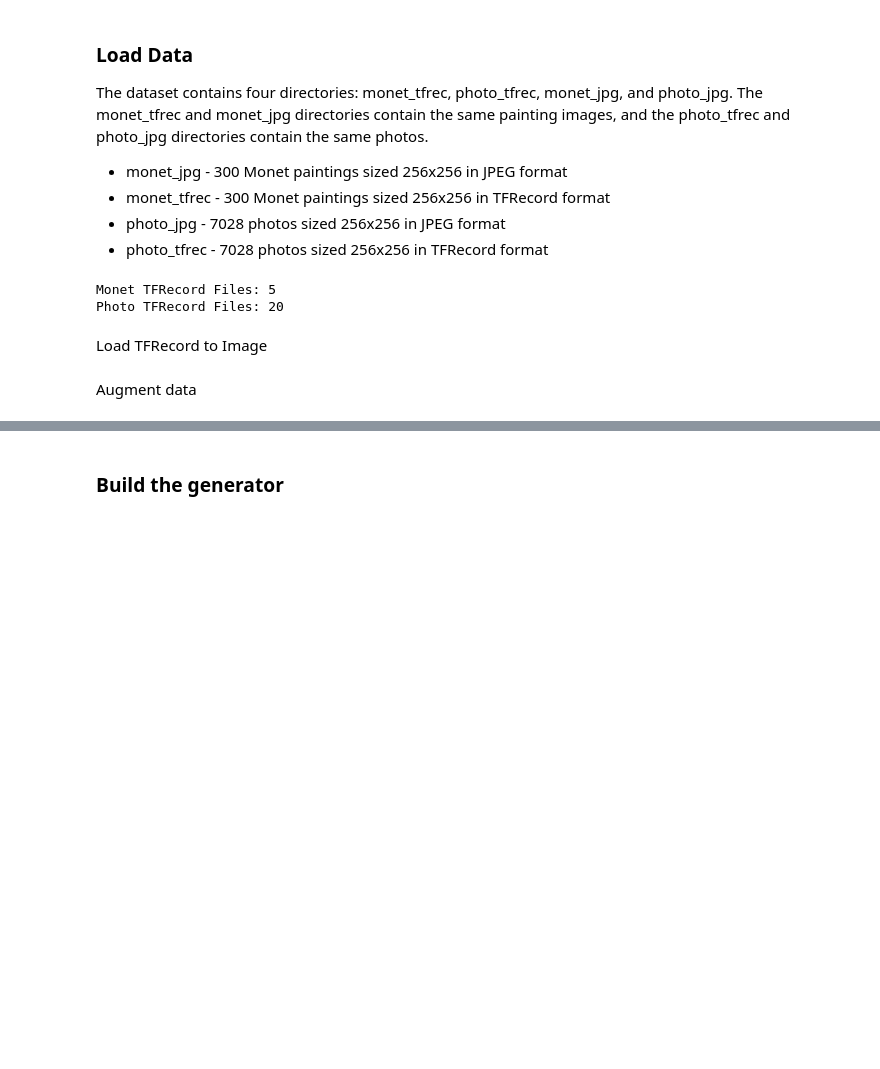
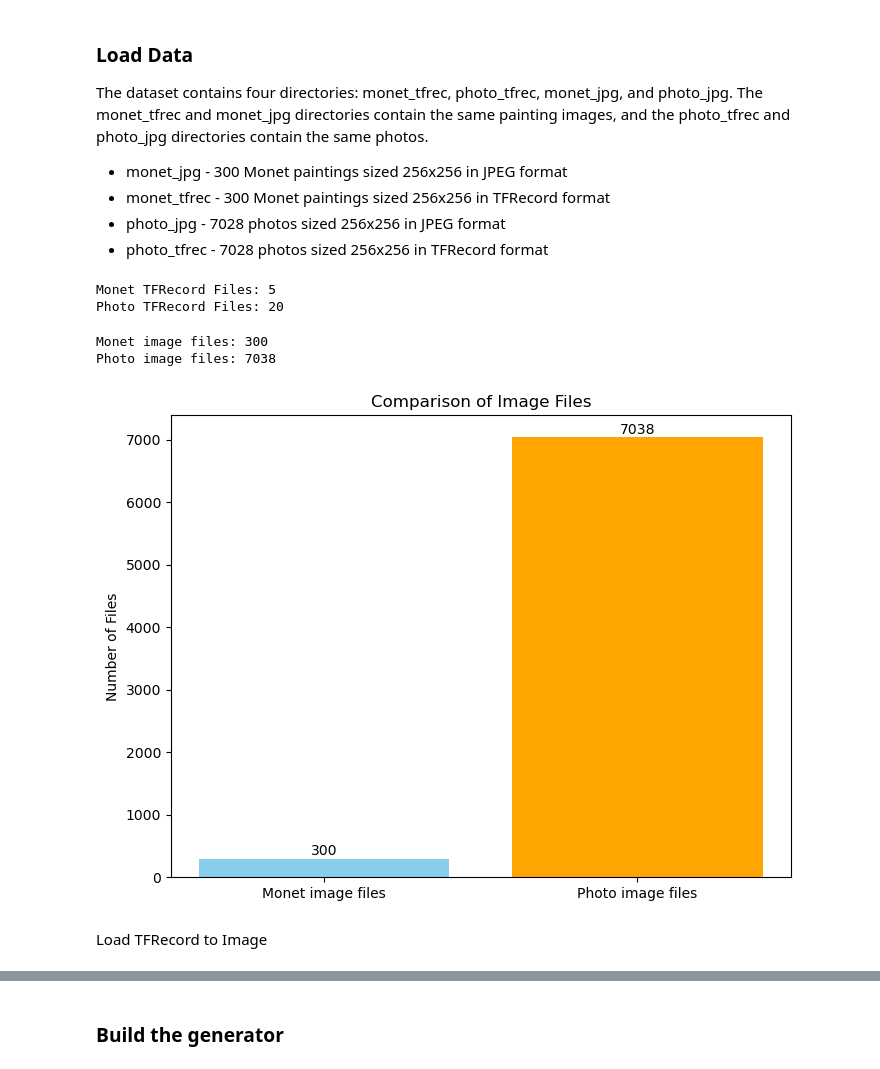
Before and after one commit to zpeople/Monet_cycleGAN, a Jupyter notebook: Monet.ipynb, the cells around one changed output, grey strips where cells are left out. Drawn from its saved outputs; the diff is of its cells as text; code cells hidden in the pictures; blank space fills up the shorter version.

```diff
--- a/Monet.ipynb
+++ b/Monet.ipynb
@@ -91,6 +95,38 @@ print('Photo TFRecord Files:', len(PHOTO_FILENAMES))
 # %% [output]
 Monet TFRecord Files: 5
 Photo TFRecord Files: 20
+# %%
+import re
+def count(filenames):
+    n = [int(re.compile(r"-([0-9]*)\.").search(filename).group(1)) for filename in filenames]
+    return np.sum(n)
+
+monet_count = count(MONET_FILENAMES)
+photo_count = count(PHOTO_FILENAMES)
+print(f'Monet image files: {monet_count}')
+print(f'Photo image files: {photo_count}')
+
+categories = ['Monet image files', 'Photo image files']
+values = [monet_count, photo_count]
+
+
+plt.figure(figsize=(8, 6))
+plt.bar(categories, values, color=['skyblue', 'orange'])
+
+
+plt.title('Comparison of Image Files')
+plt.ylabel('Number of Files')
+
+
+for i in range(len(categories)):
+    plt.text(i, values[i] + 5, str(values[i]), ha='center', va='bottom')
+
+
+plt.show()
+# %% [output]
+Monet image files: 300
+Photo image files: 7038
+[figure, added]
 # %% [markdown]
 Load TFRecord to Image
 # %%
@@ -124,5 +162,3 @@ def load_dataset(filenames):
 
 monet_data = load_dataset(MONET_FILENAMES)
 photo_data = load_dataset(PHOTO_FILENAMES)
-# %% [markdown]
-Augment data
```
Also changed, not shown: parts of 60 cells of this notebook.
